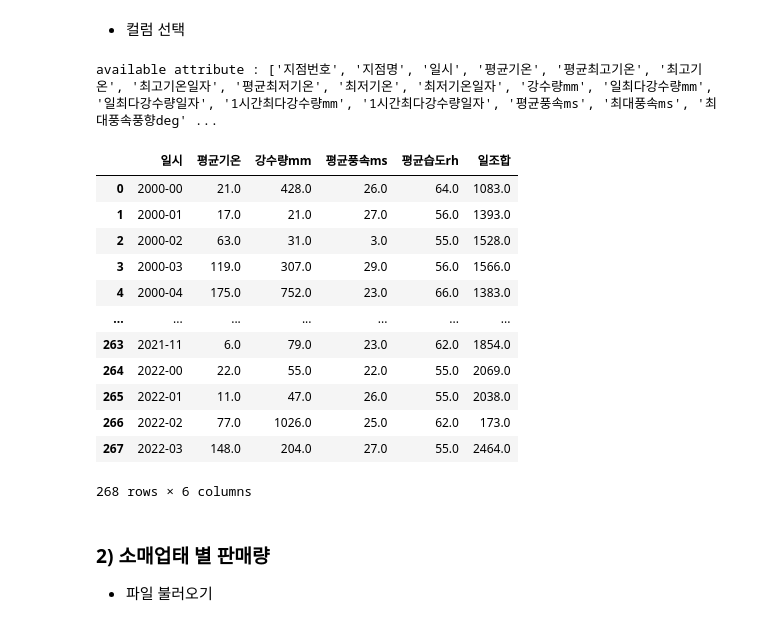
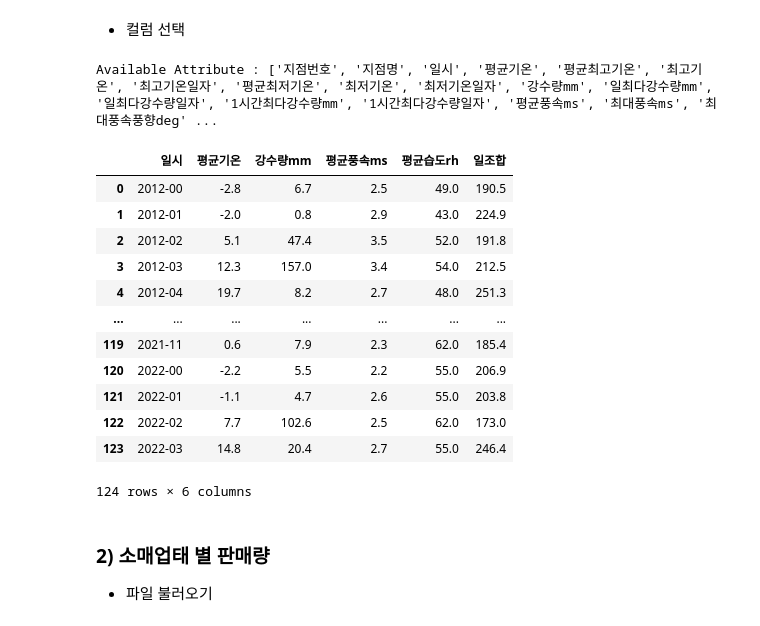
Before and after one commit to Onedas/22_01_IDS507_FinalProject, a Jupyter notebook: process.ipynb, the cells around one changed output. Drawn from its saved outputs; the diff is of its cells as text; code cells hidden in the pictures.

```diff
--- a/process.ipynb
+++ b/process.ipynb
@@ -54,14 +19,14 @@ for file_name in ['강수량', '기온', '습도', '일조량', '풍속', '소
 - csv 파일 불러오기
 # %%
 # 파일 불러오기
-temp_df = pd.read_csv('./data/기온.csv', encoding='cp949')
-rainfall_df = pd.read_csv('./data/강수량.csv', encoding='cp949')
-windspeed_df = pd.read_csv('./data/풍속.csv', encoding='cp949')
-humidity_df = pd.read_csv('./data/습도.csv', encoding='cp949')
-sunlight_df = pd.read_csv('./data/일조량.csv', encoding='cp949')
+temp_df = pd.read_csv('./data/Temperatures.csv', encoding='cp949')
+precip_df = pd.read_csv('./data/Precipitation.csv', encoding='cp949')
+wind_df = pd.read_csv('./data/Wind.csv', encoding='cp949')
+humidity_df = pd.read_csv('./data/Humidity.csv', encoding='cp949')
+sunshine_df = pd.read_csv('./data/Sunshine.csv', encoding='cp949')
 
 # 파일 합치기
-weather_df = temp_df.merge(rainfall_df).merge(windspeed_df).merge(humidity_df).merge(sunlight_df)
-display(weather_df.head())
+weather_df = temp_df.merge(precip_df).merge(wind_df).merge(humidity_df).merge(sunshine_df)
+display(weather_df.head(3))
 # %% [output]
 |  | 지점번호 | 지점명 | 일시 | 평균기온 | 평균최고기온 | 최고기온 | 최고기온일자 | 평균최저기온 | 최저기온 | 최저기온일자 | ... | ... |
@@ -74,33 +37,32 @@ display(weather_df.head())
 # %% [markdown]
 - 컬럼 선택
 # %%
-print(f"available attribute : {list(weather_df.columns)}")
+print(f"Available Attribute : {list(weather_df.columns)}")
 
 # 사용할 컬럼 선택
 weather_columns = ["일시", "평균기온", "강수량mm", "평균풍속ms", "평균습도rh","일조합"]
 selected_weather_df = weather_df[weather_columns].dropna()
 
 # 일시 format 변경 (ex :Jan00 -> 2000-01 )
 month_eng = {mon:i for i,mon in
              enumerate(["Jan", "Feb", "Mar", "Apr", "May", "Jun", "Jul","Aug","Sep","Oct","Nov","Dec"])}
-selected_weather_df['일시'] = selected_weather_df['일시'].apply(lambda x:f"20{x[3:]}-{month_eng[x[0:3]]:02d}")
-
+selected_weather_df['일시'] = selected_weather_df['일시'].apply(lambda x:f"20{x[4:]}-{month_eng[x[0:3]]:02d}")
 display(selected_weather_df)
 # %% [output]
-available attribute : ['지점번호', '지점명', '일시', '평균기온', '평균최고기온', '최고기온', '최고기온일자', '평균최저기온', '최저기온', '최저기온일자', '강수량mm', '일최다강수량mm', '일최다강수량일자', '1시간최다강수량mm', '1시간최다강수량일자', '평균풍속ms', '최대풍속ms', '최대풍속풍향deg' ...
+Available Attribute : ['지점번호', '지점명', '일시', '평균기온', '평균최고기온', '최고기온', '최고기온일자', '평균최저기온', '최저기온', '최저기온일자', '강수량mm', '일최다강수량mm', '일최다강수량일자', '1시간최다강수량mm', '1시간최다강수량일자', '평균풍속ms', '최대풍속ms', '최대풍속풍향deg' ...
 |  | 일시 | 평균기온 | 강수량mm | 평균풍속ms | 평균습도rh | 일조합 |
-| 0 | 2000-00 | 21.0 | 428.0 | 26.0 | 64.0 | 1083.0 |
-| 1 | 2000-01 | 17.0 | 21.0 | 27.0 | 56.0 | 1393.0 |
-| 2 | 2000-02 | 63.0 | 31.0 | 3.0 | 55.0 | 1528.0 |
-| 3 | 2000-03 | 119.0 | 307.0 | 29.0 | 56.0 | 1566.0 |
-| 4 | 2000-04 | 175.0 | 752.0 | 23.0 | 66.0 | 1383.0 |
+| 0 | 2012-00 | -2.8 | 6.7 | 2.5 | 49.0 | 190.5 |
+| 1 | 2012-01 | -2.0 | 0.8 | 2.9 | 43.0 | 224.9 |
+| 2 | 2012-02 | 5.1 | 47.4 | 3.5 | 52.0 | 191.8 |
+| 3 | 2012-03 | 12.3 | 157.0 | 3.4 | 54.0 | 212.5 |
+| 4 | 2012-04 | 19.7 | 8.2 | 2.7 | 48.0 | 251.3 |
 | ... | ... | ... | ... | ... | ... | ... |
-| 263 | 2021-11 | 6.0 | 79.0 | 23.0 | 62.0 | 1854.0 |
-| 264 | 2022-00 | 22.0 | 55.0 | 22.0 | 55.0 | 2069.0 |
-| 265 | 2022-01 | 11.0 | 47.0 | 26.0 | 55.0 | 2038.0 |
-| 266 | 2022-02 | 77.0 | 1026.0 | 25.0 | 62.0 | 173.0 |
-| 267 | 2022-03 | 148.0 | 204.0 | 27.0 | 55.0 | 2464.0 |
+| 119 | 2021-11 | 0.6 | 7.9 | 2.3 | 62.0 | 185.4 |
+| 120 | 2022-00 | -2.2 | 5.5 | 2.2 | 55.0 | 206.9 |
+| 121 | 2022-01 | -1.1 | 4.7 | 2.6 | 55.0 | 203.8 |
+| 122 | 2022-02 | 7.7 | 102.6 | 2.5 | 62.0 | 173.0 |
+| 123 | 2022-03 | 14.8 | 20.4 | 2.7 | 55.0 | 246.4 |
-268 rows × 6 columns
+124 rows × 6 columns
 # %% [markdown]
 ### 2) 소매업태 별 판매량
 - 파일 불러오기
```
Also changed, not shown: parts of 18 cells of this notebook, 12 other files.
